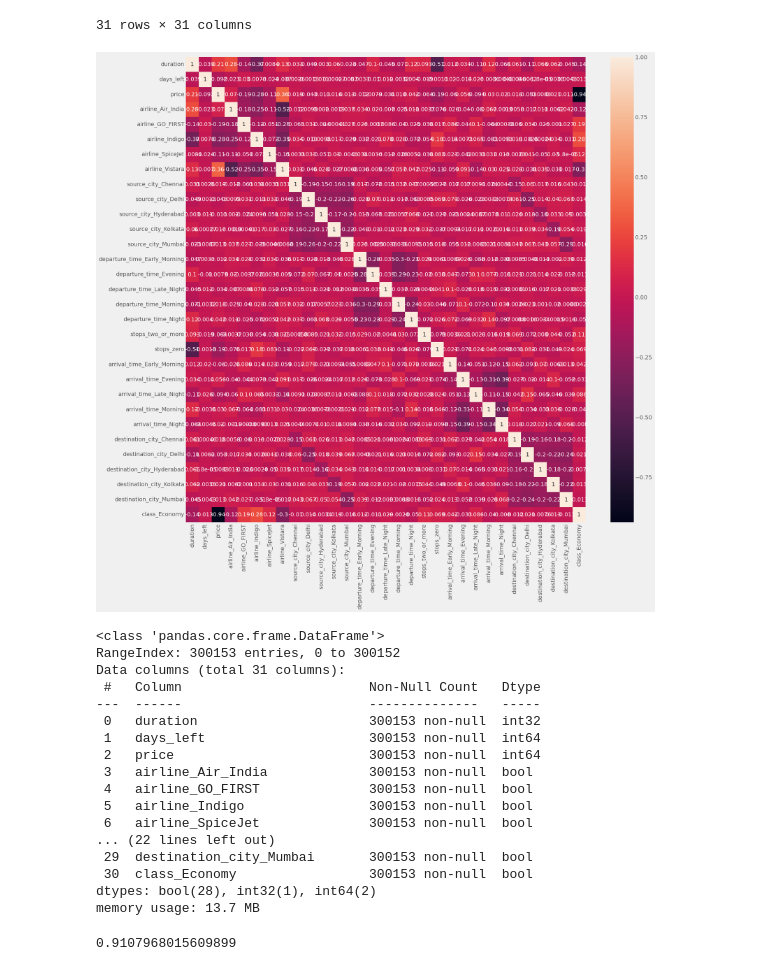
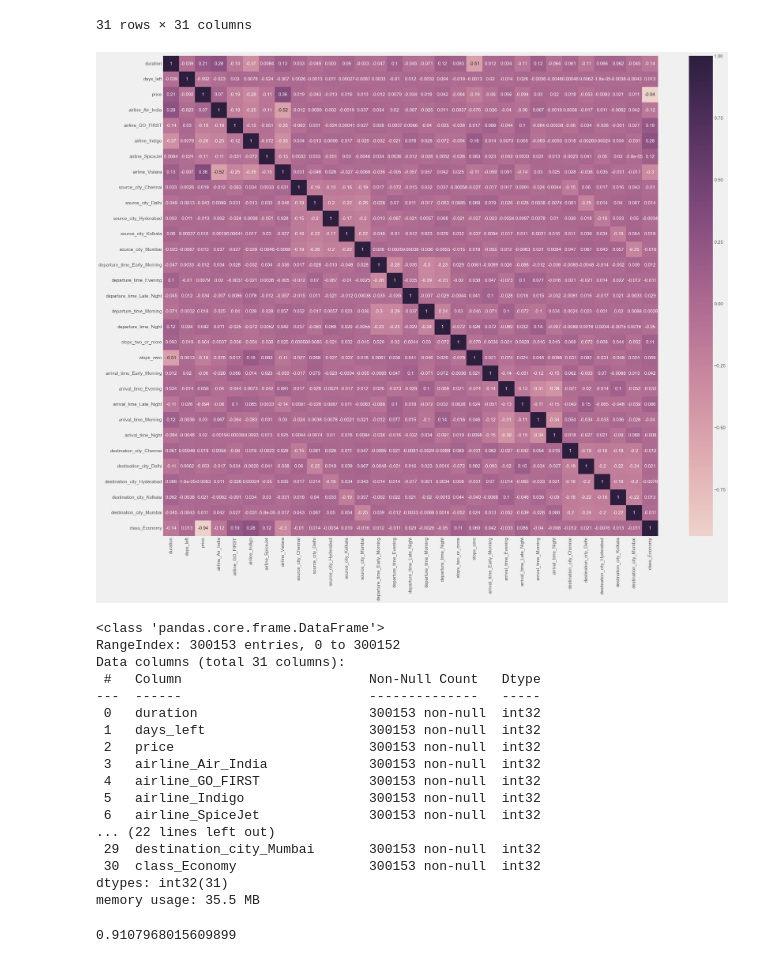
Before and after one commit to PAULA-123/LinearRegression, a Jupyter notebook: flight-price-prediction-cihad-kaya-eda-regression.ipynb, the cells around one changed output. Drawn from its saved outputs; the diff is of its cells as text; code cells hidden in the pictures.

Commit message:
Converti de bool para int o df

```diff
--- a/flight-price-prediction-cihad-kaya-eda-regression.ipynb
+++ b/flight-price-prediction-cihad-kaya-eda-regression.ipynb
@@ -5,6 +5,12 @@
 
 import numpy as np # linear algebra
 import pandas as pd # data processing, CSV file I/O (e.g. pd.read_csv)
+
+import matplotlib.pyplot as plt
+
+import seaborn as sns
+color = sns.color_palette()
+sns.set_style('darkgrid')
 
 # Input data files are available in the read-only "../input/" directory
 # For example, running this (by clicking run or pressing Shift+Enter) will list all files under the input directory
@@ -315,6 +321,8 @@ dtypes: int32(1), int64(2), object(7)
 memory usage: 21.8+ MB
 # %%
 df=pd.get_dummies(df,columns=["airline","source_city","departure_time","stops","arrival_time","destination_city","class"],drop_first=True)
+# %%
+df = df.astype(int)
 # %%
 df.corr()
 # %% [output]
@@ -337,10 +345,10 @@ df.corr()
 | class_Economy | -0.139375 | 0.013039 | -0.937860 | -0.124899 | 0.194540 | 0.275477 | 0.118325 | ... |
 31 rows × 31 columns
 # %%
-plt.figure(figsize=(20,20))
-sns.heatmap(df.corr(),annot=True);
+plt.figure(figsize=(30,25))
+sns.heatmap(df.corr(),cmap=sns.cubehelix_palette(as_cmap=True), annot=True);
 # %% [output]
-[figure, old version]
+[figure, new version]
 # %%
 df.info()
 # %% [output]
@@ -350,17 +358,17 @@ Data columns (total 31 columns):
  #   Column                        Non-Null Count   Dtype
 ---  ------                        --------------   -----
  0   duration                      300153 non-null  int32
- 1   days_left                     300153 non-null  int64
- 2   price                         300153 non-null  int64
- 3   airline_Air_India             300153 non-null  bool
- 4   airline_GO_FIRST              300153 non-null  bool
- 5   airline_Indigo                300153 non-null  bool
- 6   airline_SpiceJet              300153 non-null  bool
+ 1   days_left                     300153 non-null  int32
+ 2   price                         300153 non-null  int32
+ 3   airline_Air_India             300153 non-null  int32
+ 4   airline_GO_FIRST              300153 non-null  int32
+ 5   airline_Indigo                300153 non-null  int32
+ 6   airline_SpiceJet              300153 non-null  int32
 ... (22 lines left out)
- 29  destination_city_Mumbai       300153 non-null  bool
- 30  class_Economy                 300153 non-null  bool
-dtypes: bool(28), int32(1), int64(2)
-memory usage: 13.7 MB
+ 29  destination_city_Mumbai       300153 non-null  int32
+ 30  class_Economy                 300153 non-null  int32
+dtypes: int32(31)
+memory usage: 35.5 MB
 # %%
 x=df.drop("price",axis=1)
 y=df["price"]
```
Also changed, not shown: parts of 14 cells of this notebook, 1 other file.
